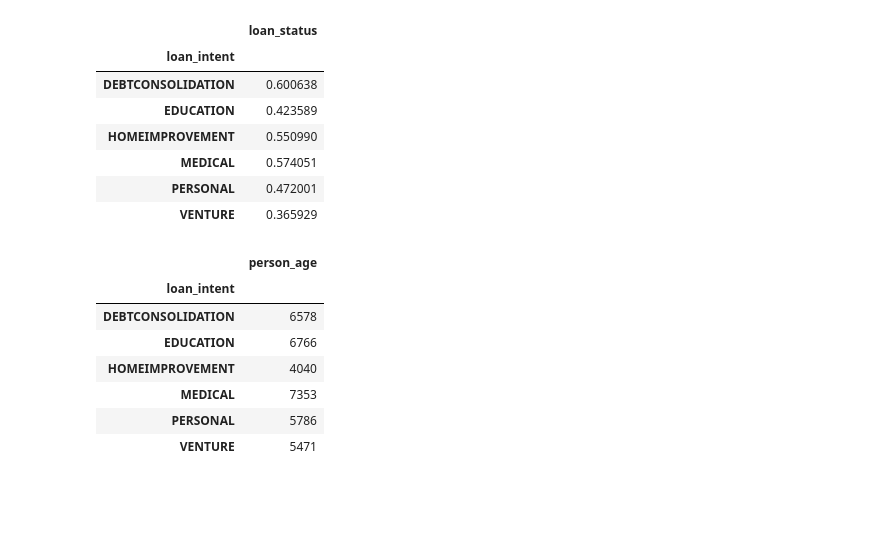
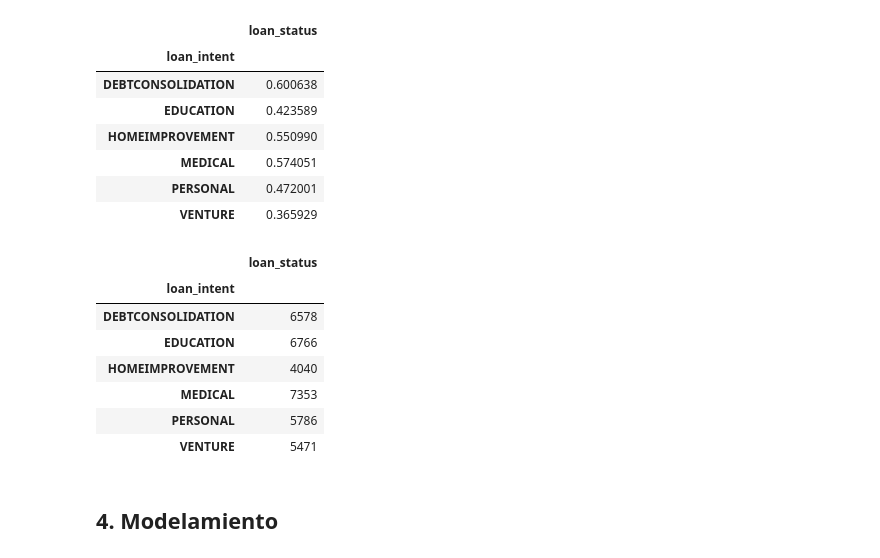
Before and after one commit to stev1990-maker/Bootcamp-DS-Yasser_Stev_Rodriguez---Cohorte-202604, a Jupyter notebook: Clase 21 - Ejercicio Practico Clasificacion/Practica_clasificación.ipynb, the cells around one changed output. Cells and saved outputs as stored; diff of their text form; code cells hidden in the pictures; blank space fills up the shorter version.

```diff
--- a/Clase 21 - Ejercicio Practico Clasificacion/Practica_clasificación.ipynb
+++ b/Clase 21 - Ejercicio Practico Clasificacion/Practica_clasificación.ipynb
@@ -255,11 +236,11 @@ X_train_balanced.merge(y_train_balanced, left_index=True, right_index=True)[['lo
 # %%
 ## FrecuencyEncoding: asigna a cada categoria la frecuencia con la que aparece en el dataset.
 # Es una tecnica simple pero puede ser efectiva cuando la frecuencia de las categorias tiene relacion con la variable objetivo.
 # Sin embargo, puede introducir ruido si hay categorias con pocos datos o si la relacion no es fuerte.
 
-X_train_balanced.merge(y_train_balanced, left_index=True, right_index=True)[['loan_intent', 'person_age']].groupby('loan_intent').count()
+X_train_balanced.merge(y_train_balanced, left_index=True, right_index=True)[['loan_intent', 'loan_status']].groupby('loan_intent').count()
 # %% [output]
-|  | person_age |
+|  | loan_status |
 | loan_intent |  |
 | DEBTCONSOLIDATION | 6578 |
 | EDUCATION | 6766 |
@@ -269,0 +288,2 @@ X_train_balanced.merge(y_train_balanced, left_index=True, right_index=True)[['lo
+# %% [markdown]
+## 4. Modelamiento
```
Also changed, not shown: parts of 14 cells of this notebook.
